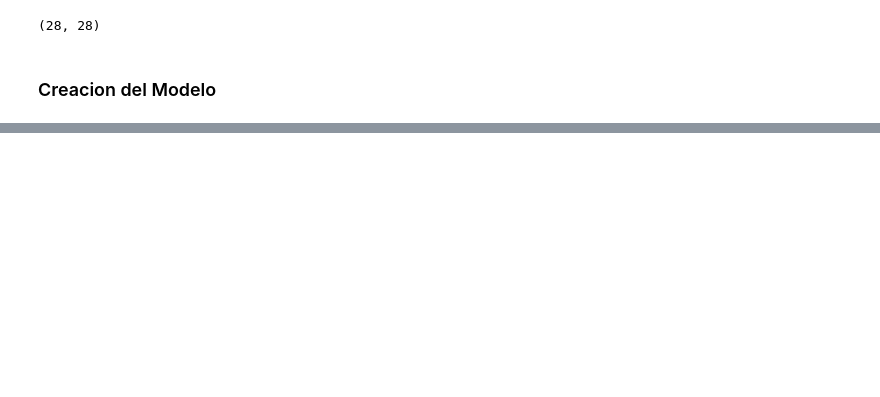
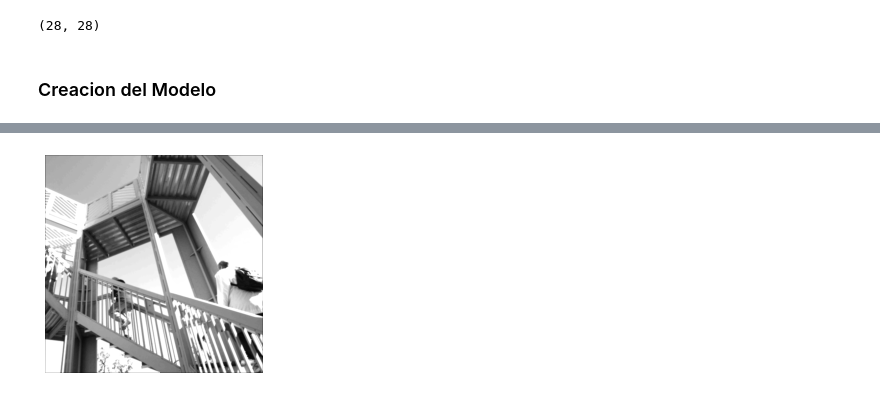
Before and after one commit to Gilberto-xyz/ML, a Jupyter notebook: Fashion MNIST.ipynb, the cells around one changed output, grey strips where cells are left out. Saved outputs shown, nothing was run; the diff lists cells and outputs as text; code cells hidden in the pictures; blank space fills up the shorter version.

```diff
--- a/Fashion MNIST.ipynb
+++ b/Fashion MNIST.ipynb
@@ -113,0 +187,46 @@ mlp_model = tf.keras.models.Sequential([])
+# %%
+# Copia de la imagen para trabajar con ella
+img_transformed = np.copy(img)
+size_x = img_transformed.shape[0]
+size_y = img_transformed.shape[1]
+# %%
+filter = [
+    [1, 2, 1],
+    [2, 4, 2],
+    [1, 2, 1]
+]
+
+weight = 1/8
+# %%
+# convolucion a mano
+for x in range (1, size_x -1):
+    for y in range(1, size_y -1):
+        convolution = 0.0
+        convolution = convolution + (img[x - 1, y - 1]      * filter [0][0])
+        convolution = convolution + (img[x    , y - 1]      * filter [0][1])
+        convolution = convolution + (img[x + 1, y - 1]      * filter [0][2])
+
+        convolution = convolution + (img[x - 1, y]          * filter [1][0])
+        convolution = convolution + (img[x    , y]          * filter [1][1])
+        convolution = convolution + (img[x +1 , y]          * filter [1][2])
+
+        convolution = convolution + (img[x - 1, y + 1]      * filter [2][0])
+        convolution = convolution + (img[x    , y + 1]      * filter [2][1])
+        convolution = convolution + (img[x + 1, y + 1]      * filter [2][2])
+
+        convolution = convolution * weight
+
+        if convolution < 0:
+            convolution = 0
+
+        if convolution > 255:
+            convolution = 255
+
+        img_transformed[x, y] = convolution
+# %%
+plt.imshow(img_transformed, cmap='gray')
+plt.grid(False)
+plt.axis('off')
+plt.show()
+# %% [output]
+[figure, added]
```
Also changed, not shown: parts of 24 cells of this notebook.
